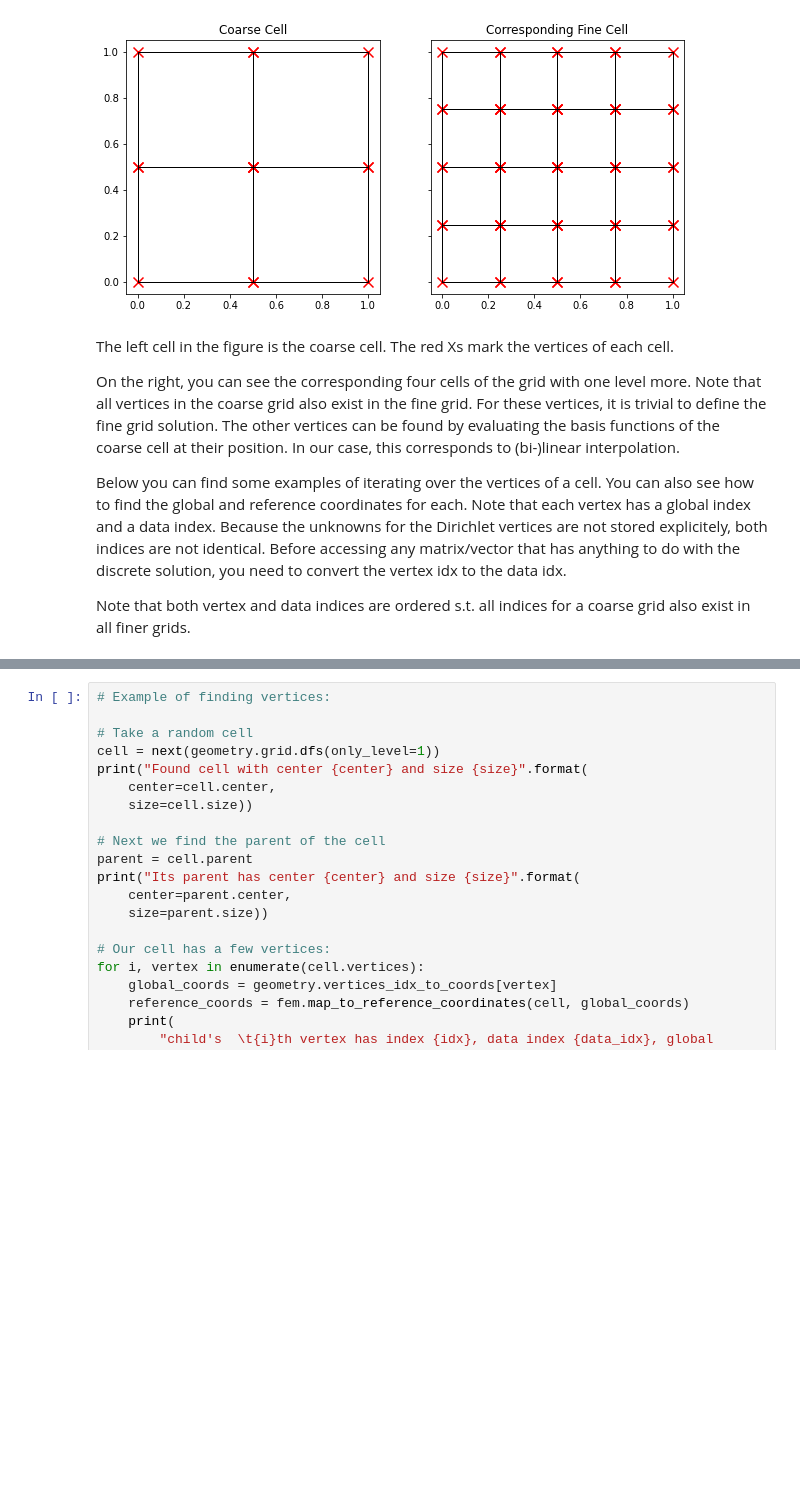
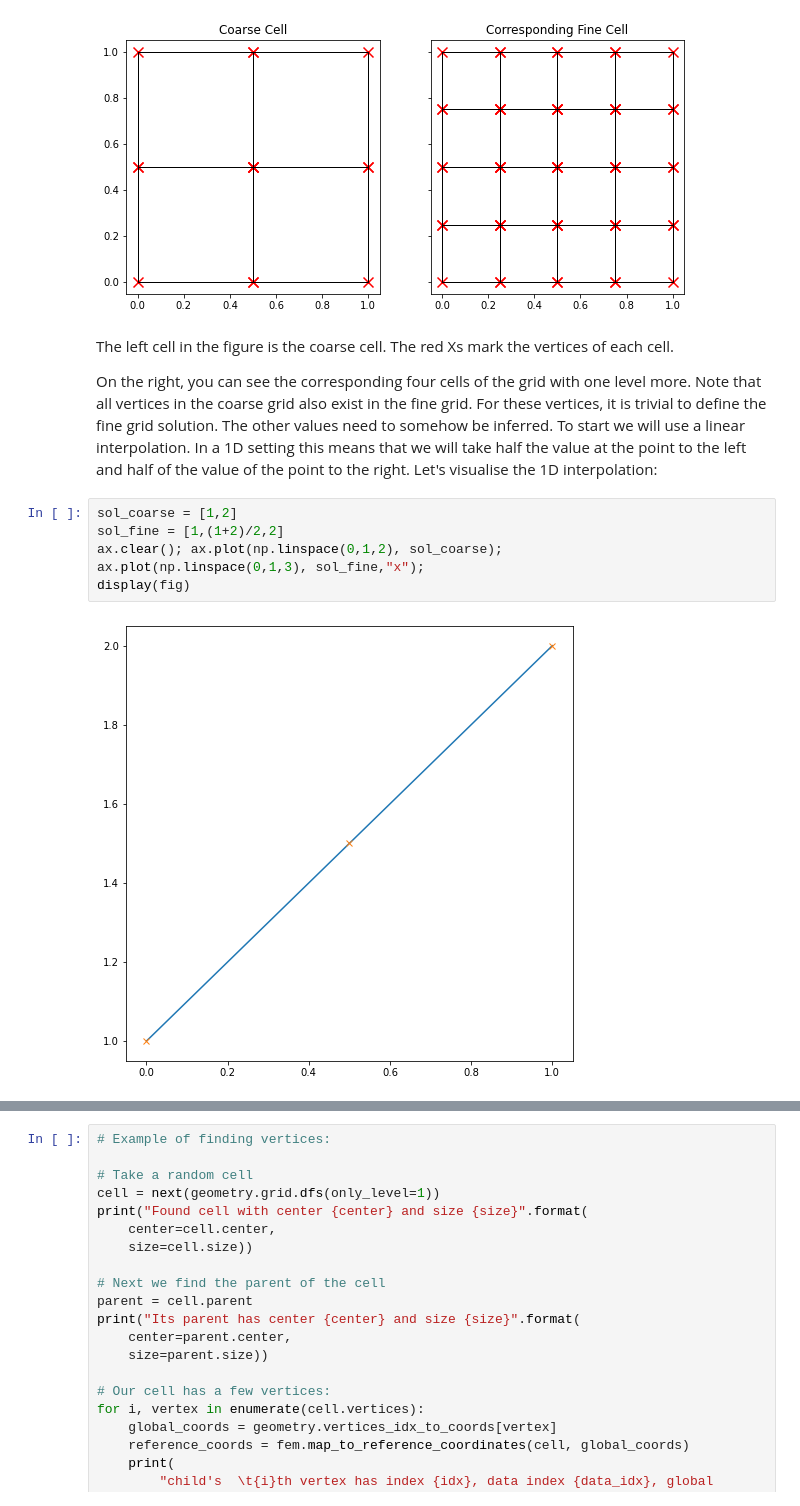
Before and after one commit to wenceorg/comp4187, a Jupyter notebook: code/2DMultigrid.ipynb, the cells around one changed output, grey strips where cells are left out. Cells and saved outputs as stored; diff of their text form; blank space fills up the shorter version.

```diff
--- a/code/2DMultigrid.ipynb
+++ b/code/2DMultigrid.ipynb
@@ -291,13 +319,12 @@ The red Xs mark the vertices of each cell.
 On the right, you can see the corresponding four cells of the grid with one level more.
 Note that all vertices in the coarse grid also exist in the fine grid.
 For these vertices, it is trivial to define the fine grid solution.
-The other vertices can be found by evaluating the basis functions of the coarse cell at their position.
-In our case, this corresponds to (bi-)linear interpolation.
-
-Below you can find some examples of iterating over the vertices of a cell.
-You can also see how to find the global and reference coordinates for each.
-Note that each vertex has a global index and a data index.
-Because the unknowns for the Dirichlet vertices are not stored explicitely, both indices are not identical.
-Before accessing any matrix/vector that has anything to do with the discrete solution, you need to convert the vertex idx to the data idx.
-
-Note that both vertex and data indices are ordered s.t. all indices for a coarse grid also exist in all finer grids.
+The other values need to somehow be inferred. To start we will use a linear interpolation. In a 1D setting this means that we will take half the value at the point to the left and half of the value of the point to the right. Let's visualise the 1D interpolation:
+# %%
+sol_coarse = [1,2]
+sol_fine = [1,(1+2)/2,2]
+ax.clear(); ax.plot(np.linspace(0,1,2), sol_coarse);
+ax.plot(np.linspace(0,1,3), sol_fine,"x");
+display(fig)
+# %% [output]
+[figure, added]
```
Also changed, not shown: parts of 20 cells of this notebook, 1 other file.
